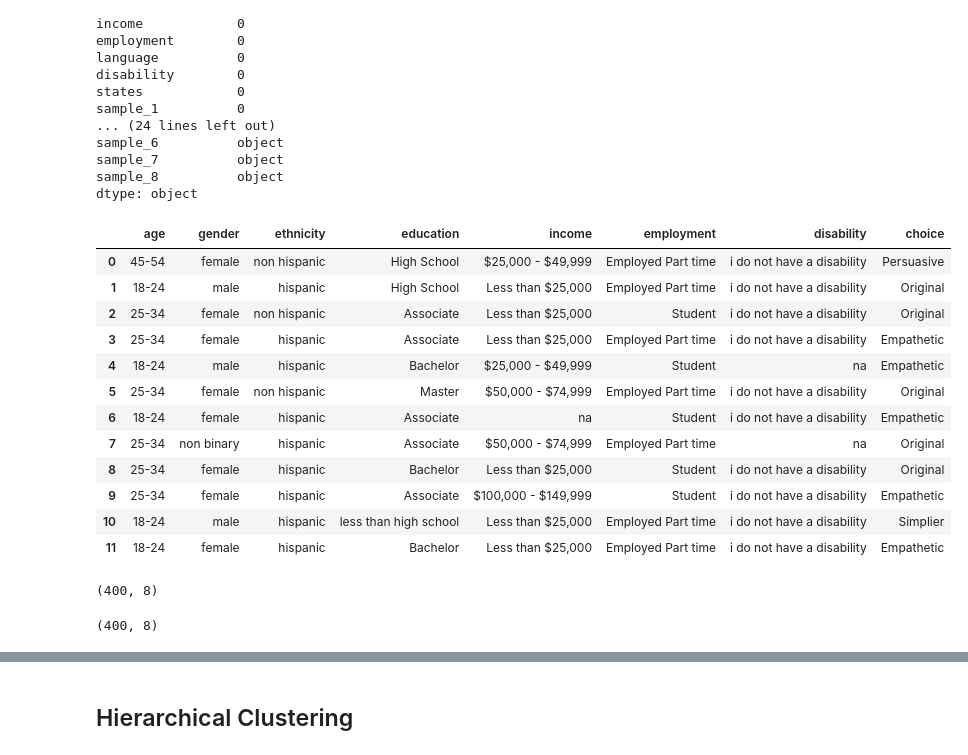
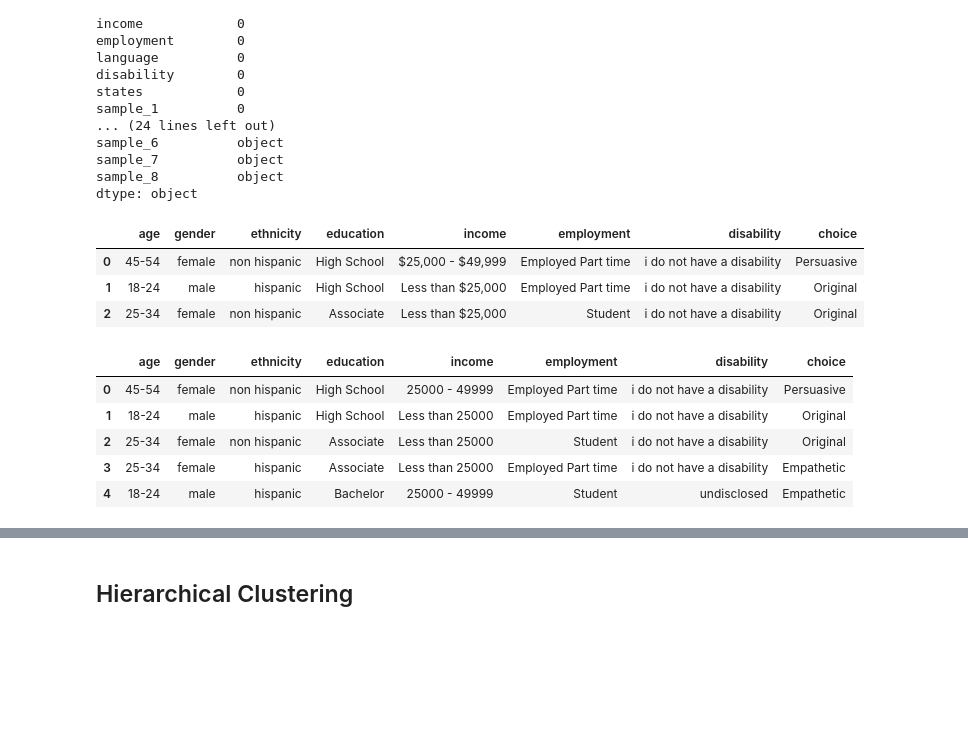
Before and after one commit to esoto15/text-tone-preference-analysis, a Jupyter notebook: main.ipynb, the cells around one changed output, grey strips where cells are left out. Drawn from its saved outputs; the diff is of its cells as text; code cells hidden in the pictures; blank space fills up the shorter version.

```diff
--- a/main.ipynb
+++ b/main.ipynb
@@ -79,38 +80,24 @@ dtype: object
 # %%
 melted_data = df.copy()
 
 keep_columns = ['age', 'gender', 'ethnicity', 'race', 'education', 'marital_status', 'income', 'employment', 'language', 'disability']
 
-melted_data = pd.melt(melted_data, id_vars=keep_columns, value_vars=['sample_1', 'sample_2', 'sample_3', 'sample_4', 'sample_5', 'sample_6', 'sample_7', 'sample_8'],
-                      var_name='sample_number', value_name='choice')
+melted_data = pd.melt(melted_data, id_vars=keep_columns, value_vars=['sample_1', 'sample_2', 'sample_3', 'sample_4', 'sample_5', 'sample_6', 'sample_7', 'sample_8'],var_name='sample_number', value_name='choice')
 
 melted_data['sample_number'] = melted_data['sample_number'].str.split('_').str[1].astype(int)
 
 sample_numbers = pd.DataFrame({'sample_number': range(1, 9)})
 
 final_data = melted_data.merge(sample_numbers, on='sample_number')
 
 final_data = final_data.drop('sample_number', axis=1)
 final_data.drop(['race', 'language', 'marital_status'], axis=1, inplace=True)
-final_data.head(12)
+final_data.head(3)
 # %% [output]
 |  | age | gender | ethnicity | education | income | employment | disability | choice |
 | 0 | 45-54 | female | non hispanic | High School | $25,000 - $49,999 | Employed Part time | i do not have a disability | Persuasive |
 | 1 | 18-24 | male | hispanic | High School | Less than $25,000 | Employed Part time | i do not have a disability | Original |
 | 2 | 25-34 | female | non hispanic | Associate | Less than $25,000 | Student | i do not have a disability | Original |
-| 3 | 25-34 | female | hispanic | Associate | Less than $25,000 | Employed Part time | i do not have a disability | Empathetic |
-| 4 | 18-24 | male | hispanic | Bachelor | $25,000 - $49,999 | Student | na | Empathetic |
-| 5 | 25-34 | female | non hispanic | Master | $50,000 - $74,999 | Employed Part time | i do not have a disability | Original |
-| 6 | 18-24 | female | hispanic | Associate | na | Student | i do not have a disability | Empathetic |
-| 7 | 25-34 | non binary | hispanic | Associate | $50,000 - $74,999 | Employed Part time | na | Original |
-| 8 | 25-34 | female | hispanic | Bachelor | Less than $25,000 | Student | i do not have a disability | Original |
-| 9 | 25-34 | female | hispanic | Associate | $100,000 - $149,999 | Student | i do not have a disability | Empathetic |
-| 10 | 18-24 | male | hispanic | less than high school | Less than $25,000 | Employed Part time | i do not have a disability | Simplier |
-| 11 | 18-24 | female | hispanic | Bachelor | Less than $25,000 | Employed Part time | i do not have a disability | Empathetic |
-# %%
-final_data.shape
-# %% [output]
-(400, 8)
 # %%
 def clean_text(text):
     if pd.isna(text) or str(text).strip().lower() == 'na' or not str(text).strip():
@@ -152,3 +125,12 @@ final_data.loc[:, 'income'] = final_data['income'].apply(clean_income)
+# %%
+final_data.head(5)
+# %% [output]
+|  | age | gender | ethnicity | education | income | employment | disability | choice |
+| 0 | 45-54 | female | non hispanic | High School | 25000 - 49999 | Employed Part time | i do not have a disability | Persuasive |
+| 1 | 18-24 | male | hispanic | High School | Less than 25000 | Employed Part time | i do not have a disability | Original |
+| 2 | 25-34 | female | non hispanic | Associate | Less than 25000 | Student | i do not have a disability | Original |
+| 3 | 25-34 | female | hispanic | Associate | Less than 25000 | Employed Part time | i do not have a disability | Empathetic |
+| 4 | 18-24 | male | hispanic | Bachelor | 25000 - 49999 | Student | undisclosed | Empathetic |
 # %%
 def encode_income(income_category):
     income_encoding = {
@@ -182,7 +184,3 @@ final_data['age'] = final_data['age'].apply(encode_age)
-# %%
-final_data.shape
-# %% [output]
-(400, 8)
 # %%
 final_data.head(15)
 # %% [output]
```
Also changed, not shown: parts of 62 cells of this notebook, 2 other files.
